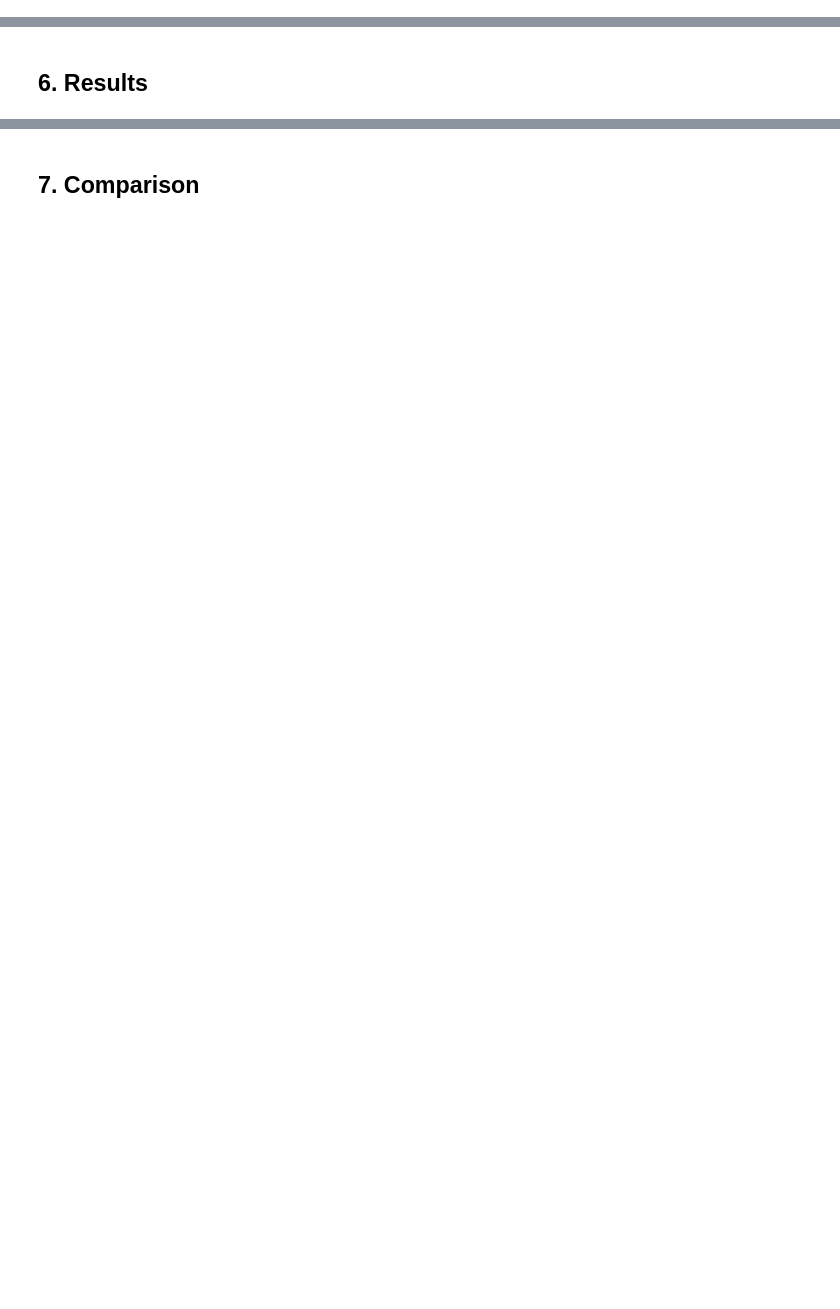
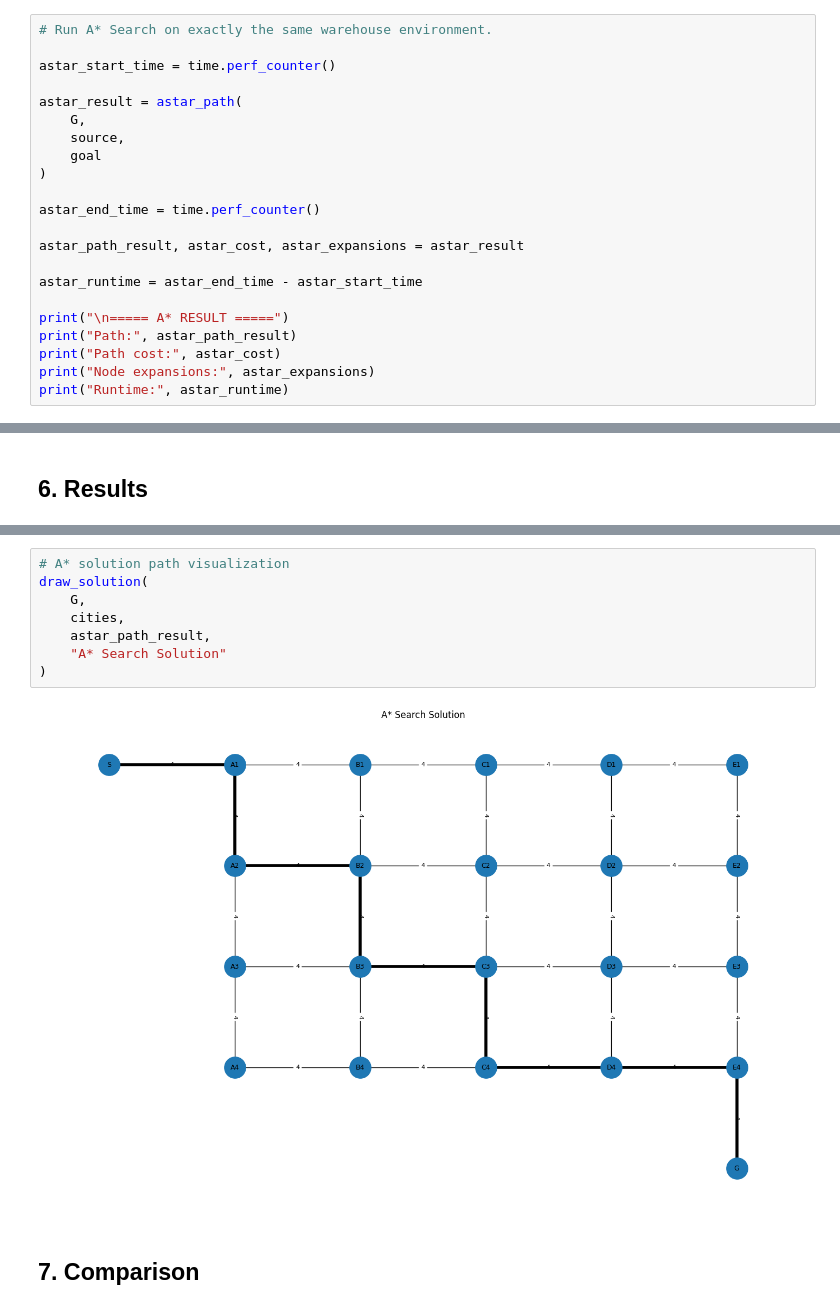
Before and after one commit to Anish-lab455/42172-Introduction-to-Artificial-Intelligence, a Jupyter notebook: Assignments/Assignment 1/Example 1.ipynb, the cells around one changed output, grey strips where cells are left out. Drawn from its saved outputs; the diff is of its cells as text; blank space fills up the shorter version.

```diff
--- a/Assignments/Assignment 1/Example 1.ipynb
+++ b/Assignments/Assignment 1/Example 1.ipynb
@@ -661,3 +661,25 @@ def astar_path(G, start, goal):
                 )
 
     return None, float('inf'), expansion_count
+# %%
+# Run A* Search on exactly the same warehouse environment.
+
+astar_start_time = time.perf_counter()
+
+astar_result = astar_path(
+    G,
+    source,
+    goal
+)
+
+astar_end_time = time.perf_counter()
+
+astar_path_result, astar_cost, astar_expansions = astar_result
+
+astar_runtime = astar_end_time - astar_start_time
+
+print("\n===== A* RESULT =====")
+print("Path:", astar_path_result)
+print("Path cost:", astar_cost)
+print("Node expansions:", astar_expansions)
+print("Runtime:", astar_runtime)
@@ -666,2 +834,12 @@ def astar_path(G, start, goal):
+# %%
+# A* solution path visualization
+draw_solution(
+    G,
+    cities,
+    astar_path_result,
+    "A* Search Solution"
+)
+# %% [output]
+[figure, added]
 # %% [markdown]
 ## 7. Comparison
```
Also changed, not shown: parts of 14 cells of this notebook.
